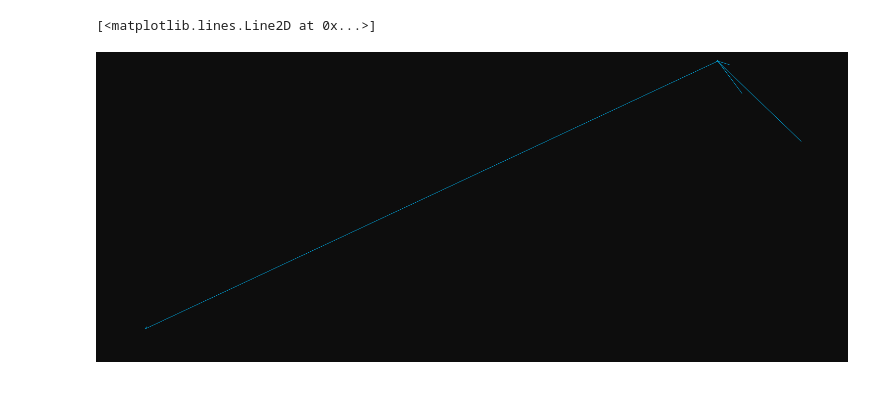
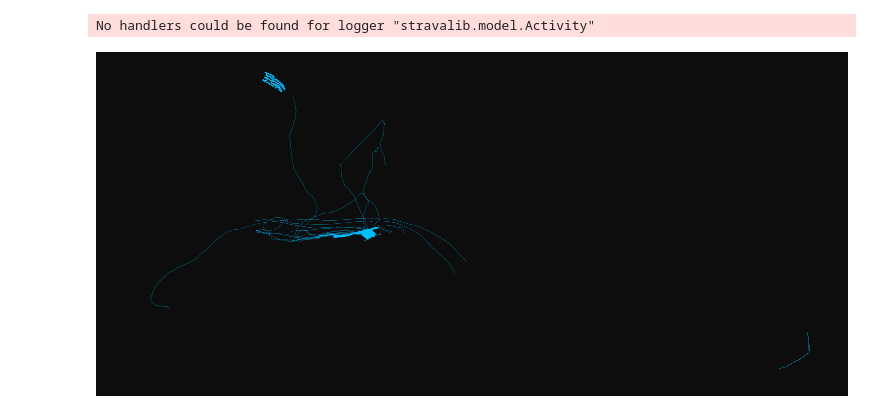
Before and after one commit to mrpozzi/mrpozzi.github.io, a Jupyter notebook: notebooks/GPSMismatchAnalysis.ipynb, the cells around one changed output. Saved outputs shown, nothing was run; the diff lists cells and outputs as text; code cells hidden in the pictures.

```diff
--- a/notebooks/GPSMismatchAnalysis.ipynb
+++ b/notebooks/GPSMismatchAnalysis.ipynb
@@ -67,6 +46,15 @@ def rolling_haversine(df):
     d = radius * c
 
     return d
+# %%
+def plot_courses(courses):
+    fig = plt.figure(facecolor = '0.05')
+    ax = plt.Axes(fig, [0., 0., 1., 1.], )
+    ax.set_aspect('equal')
+    ax.set_axis_off()
+    fig.add_axes(ax)
+    for id in courses.id.unique().tolist():
+        plt.plot(courses[courses.id==id].lon, courses[courses.id==id].lat, color = 'deepskyblue', lw = 0.5, alpha = 0.8)
 # %%
 activities = client.get_activities()
 
@@ -83,6 +71,9 @@ my_swims.index = my_swims.index.tz_convert('US/Pacific')
 my_swims['month'] = my_swims.index.month
 my_swims['month'] = my_swims['month'].apply(lambda x: calendar.month_abbr[x])
 my_swims['ds_week_ending'] = my_swims.index.to_period('W').end_time
+my_swims.elapsed_time = my_swims.elapsed_time.apply(lambda elapsed: pd.Timedelta(int(elapsed), unit='s'))
+# %% [output]
+No handlers could be found for logger "stravalib.model.Activity"
 # %%
 courses = pd.DataFrame()
 courses_dict = {}
@@ -92,14 +85,10 @@ for activity in activities:
         course['id'] = activity.id
         courses = courses.append(course)
         courses_dict[activity.id] = course
-# %%
-# one map per month and an overall one
-fig = plt.figure(facecolor = '0.05')
-ax = plt.Axes(fig, [0., 0., 1., 1.], )
-ax.set_aspect('equal')
-ax.set_axis_off()
-fig.add_axes(ax)
-plt.plot(courses.lon, courses.lat, color = 'deepskyblue', lw = 0.5, alpha = 0.8)
-# %% [output]
-[<matplotlib.lines.Line2D at 0x...>]
-[figure, removed]
+# %%
+# Bay Area
+# 37.8272° N, 122.2913° W
+courses['bay_area'] = courses.apply(lambda x: math.floor(x['lat'])==37 and math.floor(abs(x['lon']))==122, axis=1)
+plot_courses(courses[courses['bay_area']])
+# %% [output]
+[figure, added]
```
Also changed, not shown: parts of 19 cells of this notebook, 3 other files.
